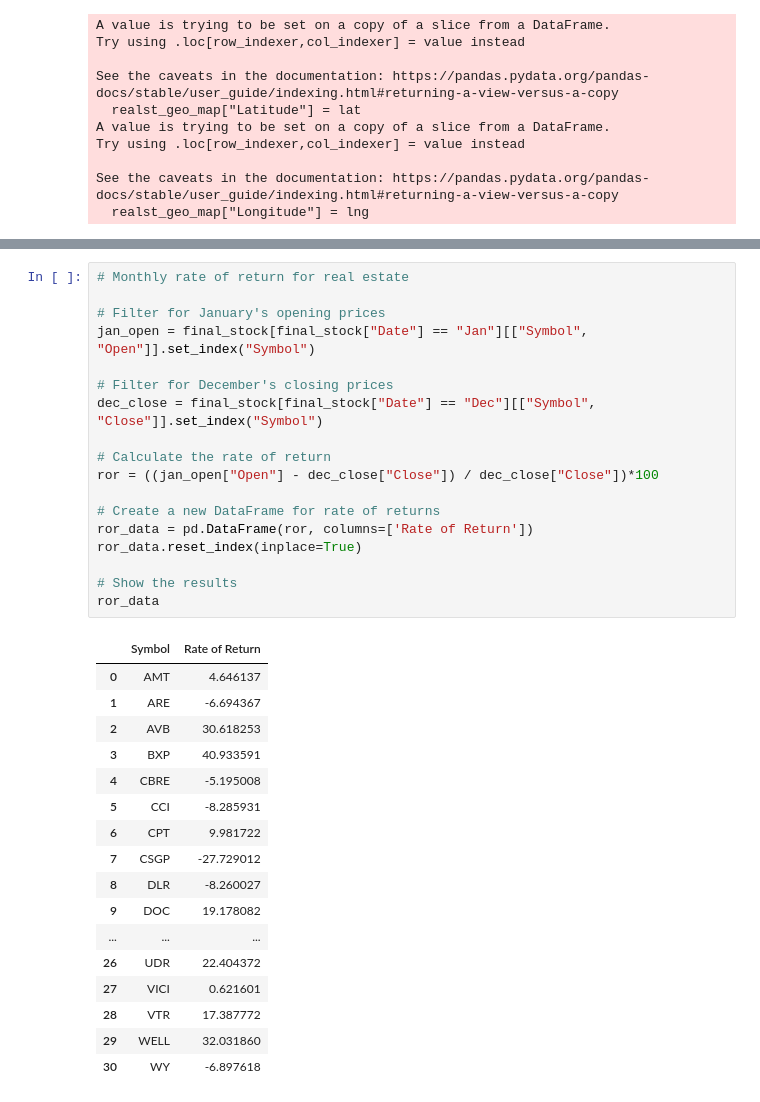
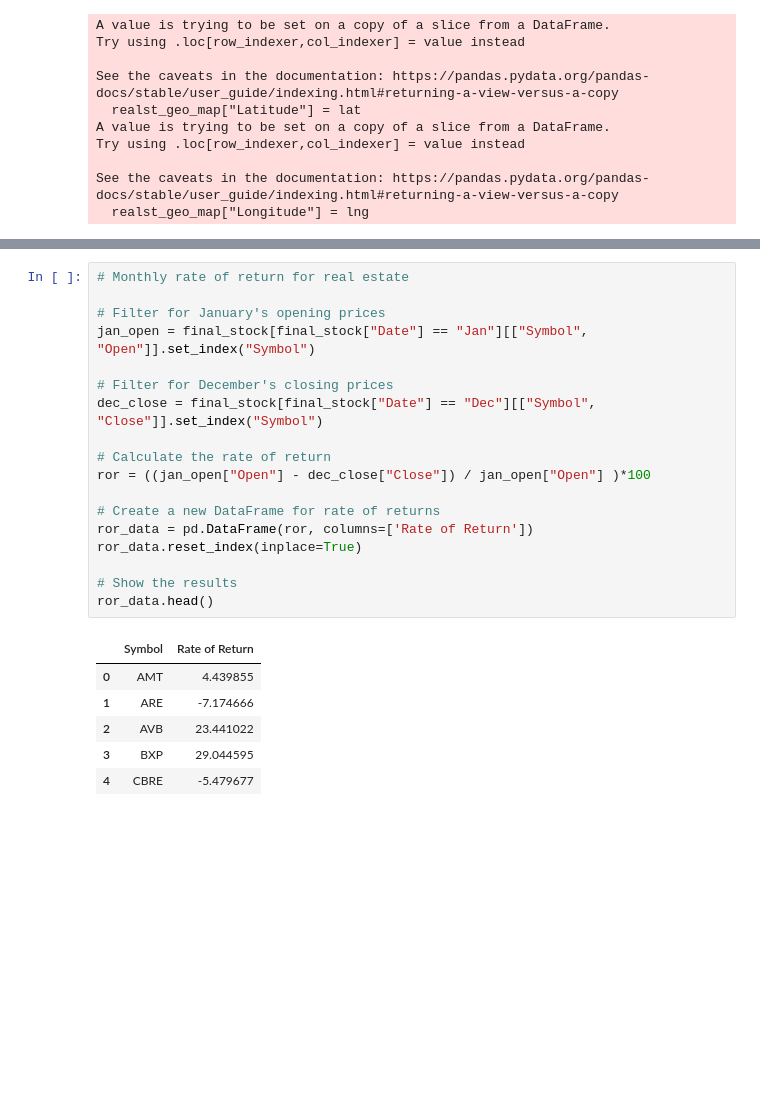
Before and after one commit to icherniavskyi/project-1, a Jupyter notebook: data_analysis.ipynb, the cells around one changed output, grey strips where cells are left out. Cells and saved outputs as stored; diff of their text form; blank space fills up the shorter version.

```diff
--- a/data_analysis.ipynb
+++ b/data_analysis.ipynb
@@ -189,39 +189,28 @@ map_plot
 # %%
 # Monthly rate of return for real estate
 
 # Filter for January's opening prices
 jan_open = final_stock[final_stock["Date"] == "Jan"][["Symbol", "Open"]].set_index("Symbol")
 
 # Filter for December's closing prices
 dec_close = final_stock[final_stock["Date"] == "Dec"][["Symbol", "Close"]].set_index("Symbol")
 
 # Calculate the rate of return
-ror = ((jan_open["Open"] - dec_close["Close"]) / dec_close["Close"])*100
+ror = ((jan_open["Open"] - dec_close["Close"]) / jan_open["Open"] )*100
 
 # Create a new DataFrame for rate of returns
 ror_data = pd.DataFrame(ror, columns=['Rate of Return'])
 ror_data.reset_index(inplace=True)
 
 # Show the results
-ror_data
+ror_data.head()
 # %% [output]
 |  | Symbol | Rate of Return |
-| 0 | AMT | 4.646137 |
-| 1 | ARE | -6.694367 |
-| 2 | AVB | 30.618253 |
-| 3 | BXP | 40.933591 |
-| 4 | CBRE | -5.195008 |
-| 5 | CCI | -8.285931 |
-| 6 | CPT | 9.981722 |
-| 7 | CSGP | -27.729012 |
-| 8 | DLR | -8.260027 |
-| 9 | DOC | 19.178082 |
-| ... | ... | ... |
-| 26 | UDR | 22.404372 |
-| 27 | VICI | 0.621601 |
-| 28 | VTR | 17.387772 |
-| 29 | WELL | 32.031860 |
-| 30 | WY | -6.897618 |
+| 0 | AMT | 4.439855 |
+| 1 | ARE | -7.174666 |
+| 2 | AVB | 23.441022 |
+| 3 | BXP | 29.044595 |
+| 4 | CBRE | -5.479677 |
 # %%
 # Assign colors to negative and positive rate of returns
 colors = ["green" if x >= 0 else "red" for x in ror_data['Rate of Return']]
```
Also changed, not shown: parts of 1 cell of this notebook.
